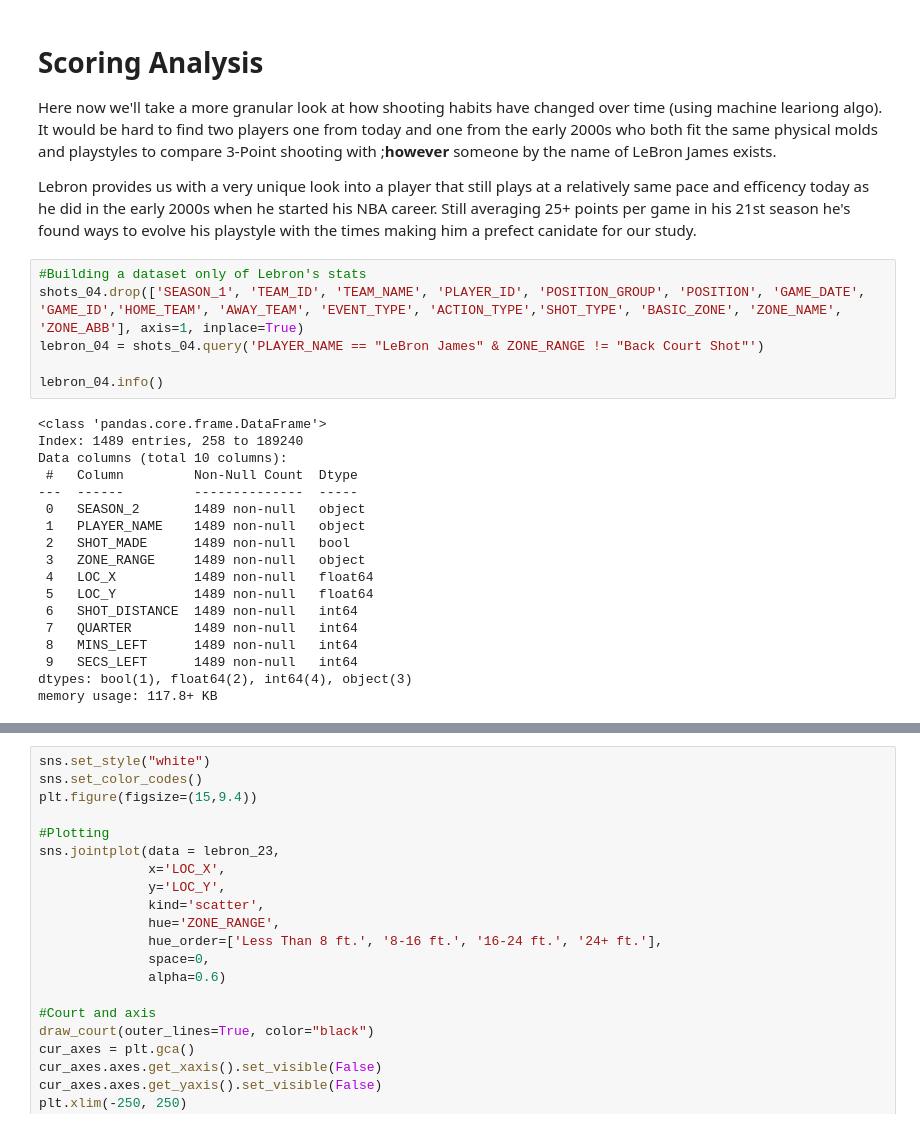
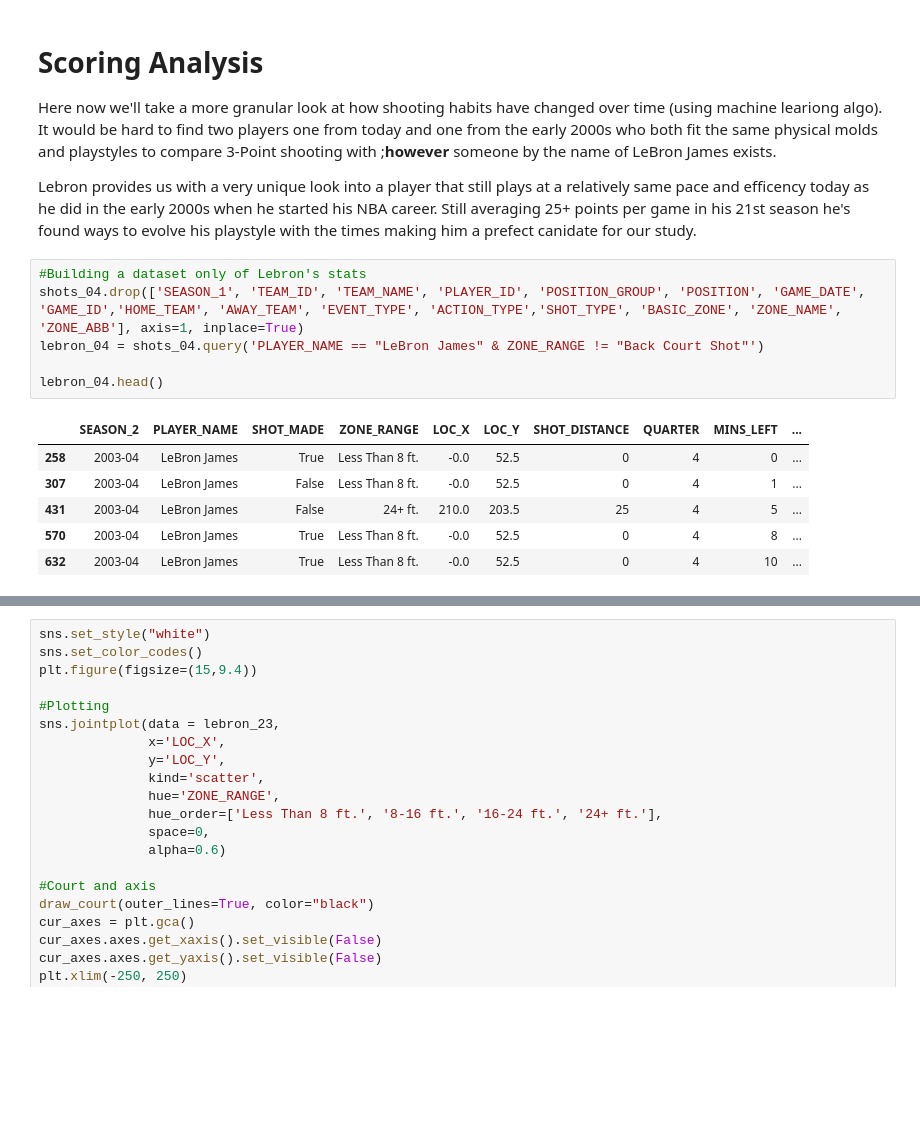
Before and after one commit to RafaelJMinaya/NBA-3Point-Shooting-Analysis, a Jupyter notebook: nba-3-point-shooting-evolution.ipynb, the cells around one changed output, grey strips where cells are left out. Drawn from its saved outputs; the diff is of its cells as text; blank space fills up the shorter version.

```diff
--- a/nba-3-point-shooting-evolution.ipynb
+++ b/nba-3-point-shooting-evolution.ipynb
@@ -612,24 +612,13 @@ Lebron provides us with a very unique look into a player that still plays at a r
 # %%
 #Building a dataset only of Lebron's stats
 shots_04.drop(['SEASON_1', 'TEAM_ID', 'TEAM_NAME', 'PLAYER_ID', 'POSITION_GROUP', 'POSITION', 'GAME_DATE', 'GAME_ID','HOME_TEAM', 'AWAY_TEAM', 'EVENT_TYPE', 'ACTION_TYPE','SHOT_TYPE', 'BASIC_ZONE', 'ZONE_NAME', 'ZONE_ABB'], axis=1, inplace=True)
 lebron_04 = shots_04.query('PLAYER_NAME == "LeBron James" & ZONE_RANGE != "Back Court Shot"')
 
-lebron_04.info()
+lebron_04.head()
 # %% [output]
-<class 'pandas.core.frame.DataFrame'>
-Index: 1489 entries, 258 to 189240
-Data columns (total 10 columns):
- #   Column         Non-Null Count  Dtype
----  ------         --------------  -----
- 0   SEASON_2       1489 non-null   object
- 1   PLAYER_NAME    1489 non-null   object
- 2   SHOT_MADE      1489 non-null   bool
- 3   ZONE_RANGE     1489 non-null   object
- 4   LOC_X          1489 non-null   float64
- 5   LOC_Y          1489 non-null   float64
- 6   SHOT_DISTANCE  1489 non-null   int64
- 7   QUARTER        1489 non-null   int64
- 8   MINS_LEFT      1489 non-null   int64
- 9   SECS_LEFT      1489 non-null   int64
-dtypes: bool(1), float64(2), int64(4), object(3)
-memory usage: 117.8+ KB
+|  | SEASON_2 | PLAYER_NAME | SHOT_MADE | ZONE_RANGE | LOC_X | LOC_Y | SHOT_DISTANCE | QUARTER | MINS_LEFT | ... |
+| 258 | 2003-04 | LeBron James | True | Less Than 8 ft. | -0.0 | 52.5 | 0 | 4 | 0 | ... |
+| 307 | 2003-04 | LeBron James | False | Less Than 8 ft. | -0.0 | 52.5 | 0 | 4 | 1 | ... |
+| 431 | 2003-04 | LeBron James | False | 24+ ft. | 210.0 | 203.5 | 25 | 4 | 5 | ... |
+| 570 | 2003-04 | LeBron James | True | Less Than 8 ft. | -0.0 | 52.5 | 0 | 4 | 8 | ... |
+| 632 | 2003-04 | LeBron James | True | Less Than 8 ft. | -0.0 | 52.5 | 0 | 4 | 10 | ... |
```
Also changed, not shown: parts of 3 cells of this notebook.
